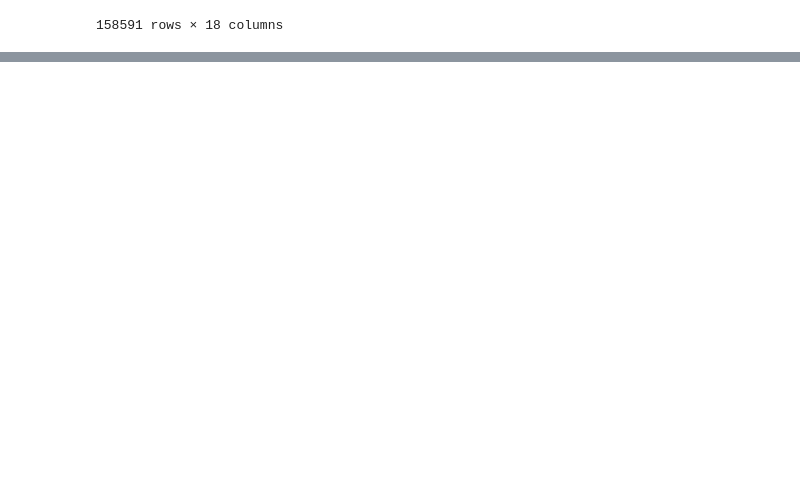
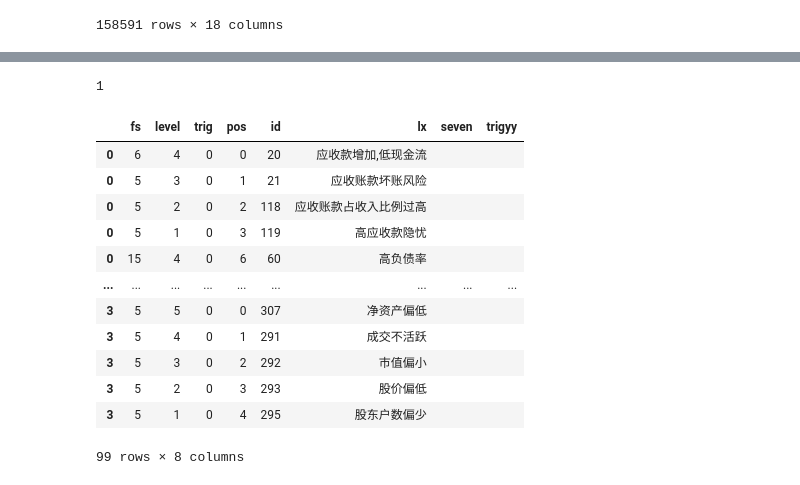
Before and after one commit to alexleethinker/Trading, a Jupyter notebook: notebooks/金融数据爬虫/fd.ipynb, the cells around one changed output, grey strips where cells are left out. Cells and saved outputs as stored; diff of their text form; code cells hidden in the pictures; blank space fills up the shorter version.

```diff
--- a/notebooks/金融数据爬虫/fd.ipynb
+++ b/notebooks/金融数据爬虫/fd.ipynb
@@ -153,3 +153,17 @@ df
 | 28 | BCBA:SHELC | SHELC | BYMA | https://s3-symbol-logo.tradingvie... | /symbols/BCBA-SHELC/ | USD | ... |
 | 29 | MUN:L3H | L3H | MUN | https://s3-symbol-logo.tradingvie... | /symbols/MUN-L3H/ | EUR | ... |
 | 30 | GETTEX:L3H | L3H | GETTEX | https://s3-symbol-logo.tradingvie... | /symbols/GETTEX-L3H/ | EUR | ... |
+# %%
+headers = {'accept': 'text/html,application/xhtml+xml,application/xml;q=0.9,image/avif,image/webp,image/apng,*/*;q=0.8,application/signed-exchange;v=b3;q=0.9',
+'accept-encoding': 'gzip, deflate, br',
+'accept-language': 'zh-CN,zh;q=0.9,en;q=0.8,en-US;q=0.7,ja;q=0.6,zh-TW;q=0.5,nl;q=0.4',
+'cache-control': 'no-cache',
+'cookie': '_ga=GA1.1.542530460.1664195503; taotieDeviceId=18379c82-1f06-dbb5-4d30-f609f1c37f2b; Hm_lvt_5a36d47aea259294d4ceb6ccbb2fa0d9=1664195504,1664315393,1665521616,1666255342; Hm_lpvt_5a36d47aea259294d4ceb6ccbb2fa0d9=1666255989; _ga_297ZV00D16=GS1.1.1666255340.10.1.1666256055.0.0.0',
+'pragma': 'no-cache',
+'sec-ch-ua': '"Chromium";v="106", "Google Chrome";v="106", "Not;A=Brand";v="99"',
+'sec-ch-ua-platform': '"Windows"',
+'sec-fetch-dest': 'document',
+'sec-fetch-mode': 'navigate',
+'sec-fetch-site': 'cross-site',
+'upgrade-insecure-requests': '1' ,
+'user-agent': 'Mozilla/5.0 (Windows NT 10.0; Win64; x64) AppleWebKit/537.36 (KHTML, like Gecko) Chrome/106.0.0.0 Safari/537.36'}
@@ -155,0 +248,27 @@ df
+# %%
+url = 'http://page3.tdx.com.cn:7615/site/pcwebcall_static/bxb/json/600089.json'
+r= requests.get(url , headers = headers)
+# %%
+json = json.loads(r.text)
+# %%
+json['num']
+# %% [output]
+1
+# %%
+all_risks = pd.DataFrame(json['data']).explode('rows')['rows'].apply(pd.Series).fillna('')
+# %%
+all_risks[all_risks['commonlxid'].astype(str) != '[]'].explode('commonlxid')['commonlxid'].apply(pd.Series).fillna('')
+# %% [output]
+|  | fs | level | trig | pos | id | lx | seven | trigyy |
+| 0 | 6 | 4 | 0 | 0 | 20 | 应收款增加,低现金流 |  |  |
+| 0 | 5 | 3 | 0 | 1 | 21 | 应收账款坏账风险 |  |  |
+| 0 | 5 | 2 | 0 | 2 | 118 | 应收账款占收入比例过高 |  |  |
+| 0 | 5 | 1 | 0 | 3 | 119 | 高应收款隐忧 |  |  |
+| 0 | 15 | 4 | 0 | 6 | 60 | 高负债率 |  |  |
+| ... | ... | ... | ... | ... | ... | ... | ... | ... |
+| 3 | 5 | 5 | 0 | 0 | 307 | 净资产偏低 |  |  |
+| 3 | 5 | 4 | 0 | 1 | 291 | 成交不活跃 |  |  |
+| 3 | 5 | 3 | 0 | 2 | 292 | 市值偏小 |  |  |
+| 3 | 5 | 2 | 0 | 3 | 293 | 股价偏低 |  |  |
+| 3 | 5 | 1 | 0 | 4 | 295 | 股东户数偏少 |  |  |
+99 rows × 8 columns
```
Also changed, not shown: parts of 10 cells of this notebook, 50 other files.
